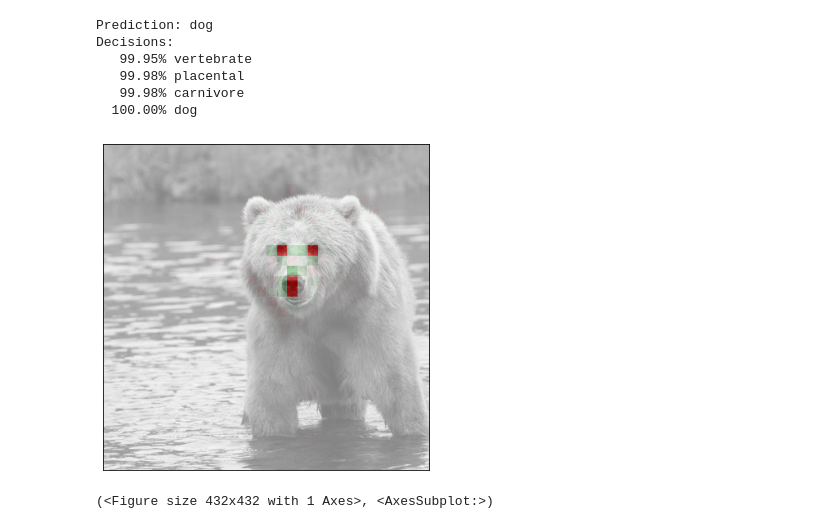
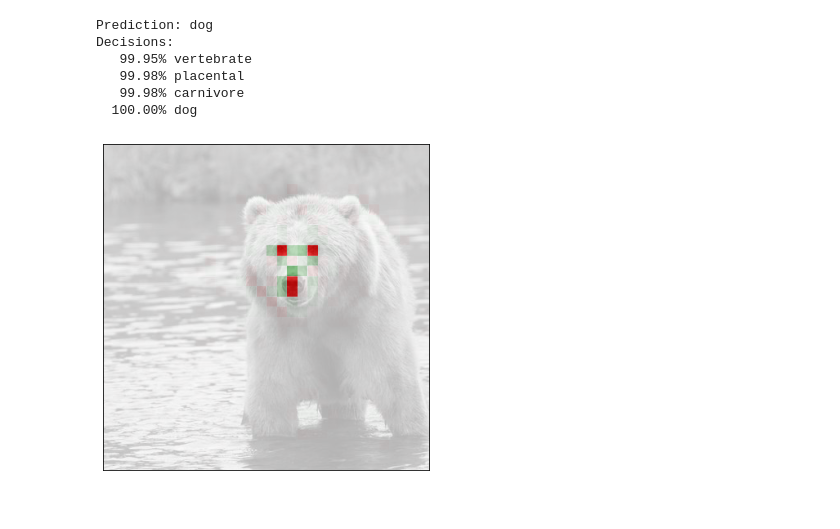
Before and after one commit to 5nefarious/neural-backed-decision-trees, a Jupyter notebook: examples/load_pretrained_nbdts.ipynb, the cells around one changed output. Saved outputs shown, nothing was run; the diff lists cells and outputs as text; code cells hidden in the pictures.

```diff
--- a/examples/load_pretrained_nbdts.ipynb
+++ b/examples/load_pretrained_nbdts.ipynb
@@ -20,14 +21,18 @@ model = HardNBDT(
   model=model)
 # %%
 image_urls = {
-    'cat': 'https://images.pexels.com/photos/126407/pexels-photo-126407.jpeg?auto=compress&cs=tinysrgb&dpr=2&w=300',
-    'bear': 'https://images.pexels.com/photos/158109/kodiak-brown-bear-adult-portrait-wildlife-158109.jpeg?auto=compress&cs=tinysrgb&dpr=2&w=300',
-    'dog': 'https://images.pexels.com/photos/1490908/pexels-photo-1490908.jpeg?auto=compress&cs=tinysrgb&dpr=2&w=300',
-    'zebra': 'https://images.pexels.com/photos/750539/pexels-photo-750539.jpeg?auto=compress&cs=tinysrgb&dpr=2&h=300',
+    'cat': "https://images.pexels.com/photos/126407/pexels-photo-126407.jpeg?auto=compress&cs=tinysrgb&dpr=2&w=300",
+    'bear': "https://images.pexels.com/photos/158109/kodiak-brown-bear-adult-portrait-wildlife-158109.jpeg?auto=compress&cs=tinysrgb&dpr=2&w=300",
+    'dog': "https://images.pexels.com/photos/1490908/pexels-photo-1490908.jpeg?auto=compress&cs=tinysrgb&dpr=2&w=300",
+    'zebra': "https://images.pexels.com/photos/750539/pexels-photo-750539.jpeg?auto=compress&cs=tinysrgb&dpr=2&h=300",
+    'frog': "https://images.pexels.com/photos/70083/frog-macro-amphibian-green-70083.jpeg?auto=compress&cs=tinysrgb&h=300",
+    'airplane': "https://images.pexels.com/photos/46148/aircraft-jet-landing-cloud-46148.jpeg?auto=compress&cs=tinysrgb&dpr=2&h=300",
+    'suv': "https://images.pexels.com/photos/2085403/pexels-photo-2085403.jpeg?auto=compress&cs=tinysrgb&dpr=2&h=300",
 }
 # %%
 # show image
-im = load_image_from_path(image_urls['bear'])
+im_select = 'bear'
+im = load_image_from_path(image_urls[im_select])
 display(im)
 # %% [output]
 [figure]
@@ -66,14 +78,16 @@ gradcam = GuidedGradCam(backbone, layer=backbone.features.final_pool)
 # %%
 # Run some backprop to get the Grad-CAM attributes
 backbone.zero_grad()
-attr_gc = gradcam.attribute(x, target=predicted)
+attr_gc = gradcam.attribute(x, target=predicted[0])
+# attr_gc = gradcam.attribute(x, target=predicted) \
+#         - gradcam.attribute(x, target=closest)
 # %%
-upscale = transforms.Resize(full_size, NEAREST)
+upscale = transforms.Resize(full_size, Image.NEAREST)
 # %%
 # Visualize Grad-CAM on top of cropped image
 attr_gc_up = upscale(attr_gc)
 attr_gc_np = np.transpose(attr_gc_up.squeeze().cpu().detach().numpy(), (1, 2, 0))
-vis.visualize_image_attr(attr_gc_np, im_crop, method='blended_heat_map', sign='all')
+fig, ax = vis.visualize_image_attr(attr_gc_np, im_crop, method='blended_heat_map', sign='all', alpha_overlay=0.7)
+fig.savefig(f'outputs/{im_select}_gradcam.pdf')
 # %% [output]
-[figure, old version]
+[figure, new version]
-(<Figure size 432x432 with 1 Axes>, <AxesSubplot:>)
```
Also changed, not shown: parts of 4 cells of this notebook.
